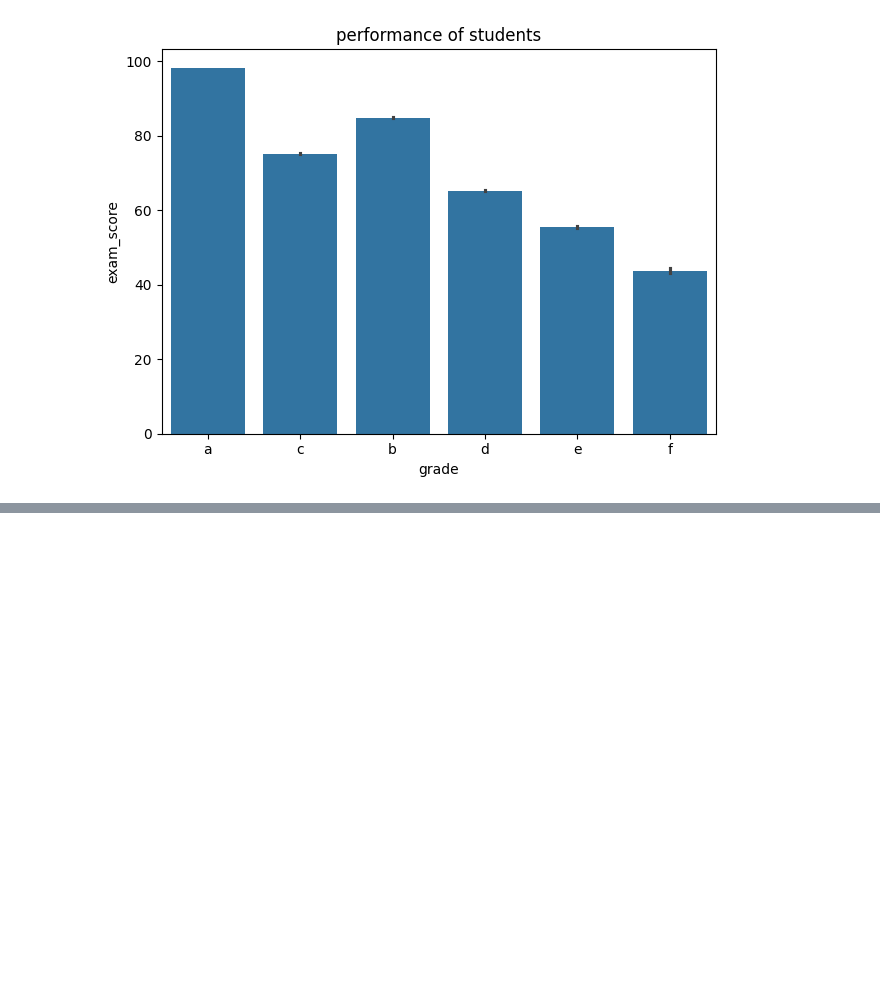
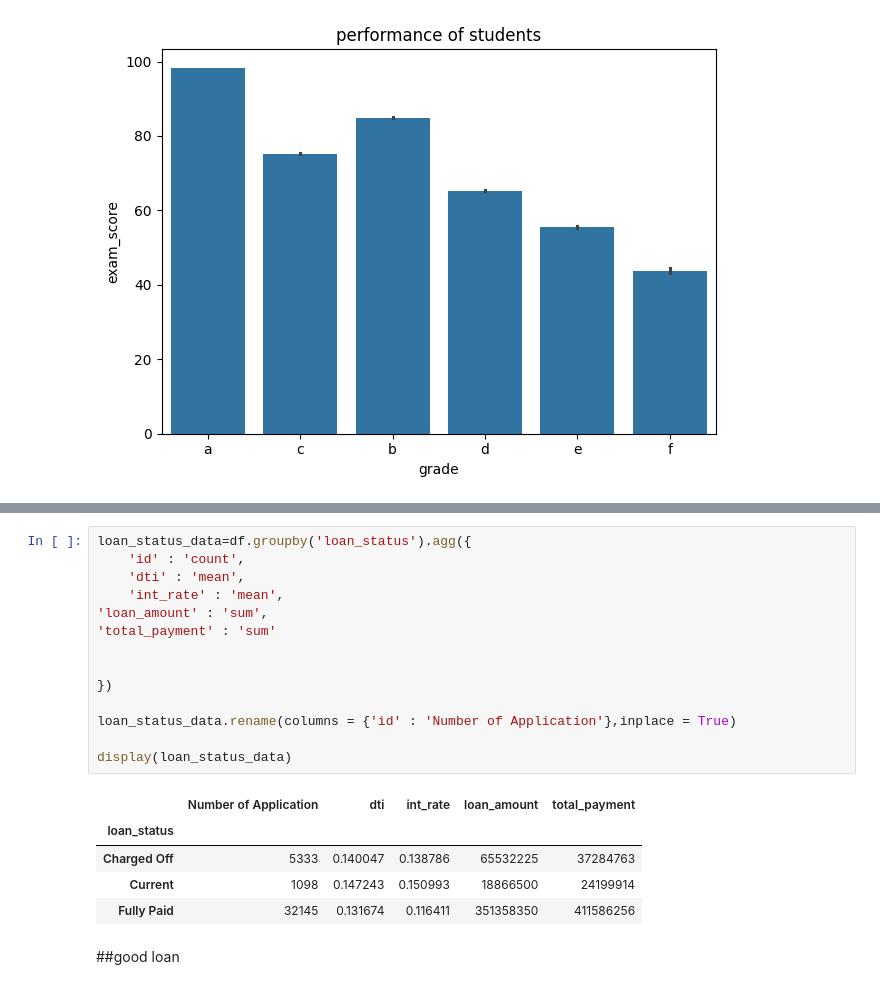
Before and after one commit to syedryaaan/data_science, a Jupyter notebook: pandas.ipynb, the cells around one changed output, grey strips where cells are left out. Drawn from its saved outputs; the diff is of its cells as text; blank space fills up the shorter version.

```diff
--- a/pandas.ipynb
+++ b/pandas.ipynb
@@ -676,0 +804,22 @@ plt.show()
+# %%
+loan_status_data=df.groupby('loan_status').agg({
+    'id' : 'count',
+    'dti' : 'mean',
+    'int_rate' : 'mean',
+'loan_amount' : 'sum',
+'total_payment' : 'sum'
+
+
+})
+
+loan_status_data.rename(columns = {'id' : 'Number of Application'},inplace = True)
+
+display(loan_status_data)
+# %% [output]
+|  | Number of Application | dti | int_rate | loan_amount | total_payment |
+| loan_status |  |  |  |  |  |
+| Charged Off | 5333 | 0.140047 | 0.138786 | 65532225 | 37284763 |
+| Current | 1098 | 0.147243 | 0.150993 | 18866500 | 24199914 |
+| Fully Paid | 32145 | 0.131674 | 0.116411 | 351358350 | 411586256 |
+# %% [markdown]
+##good loan
```
Also changed, not shown: parts of 23 cells of this notebook.
